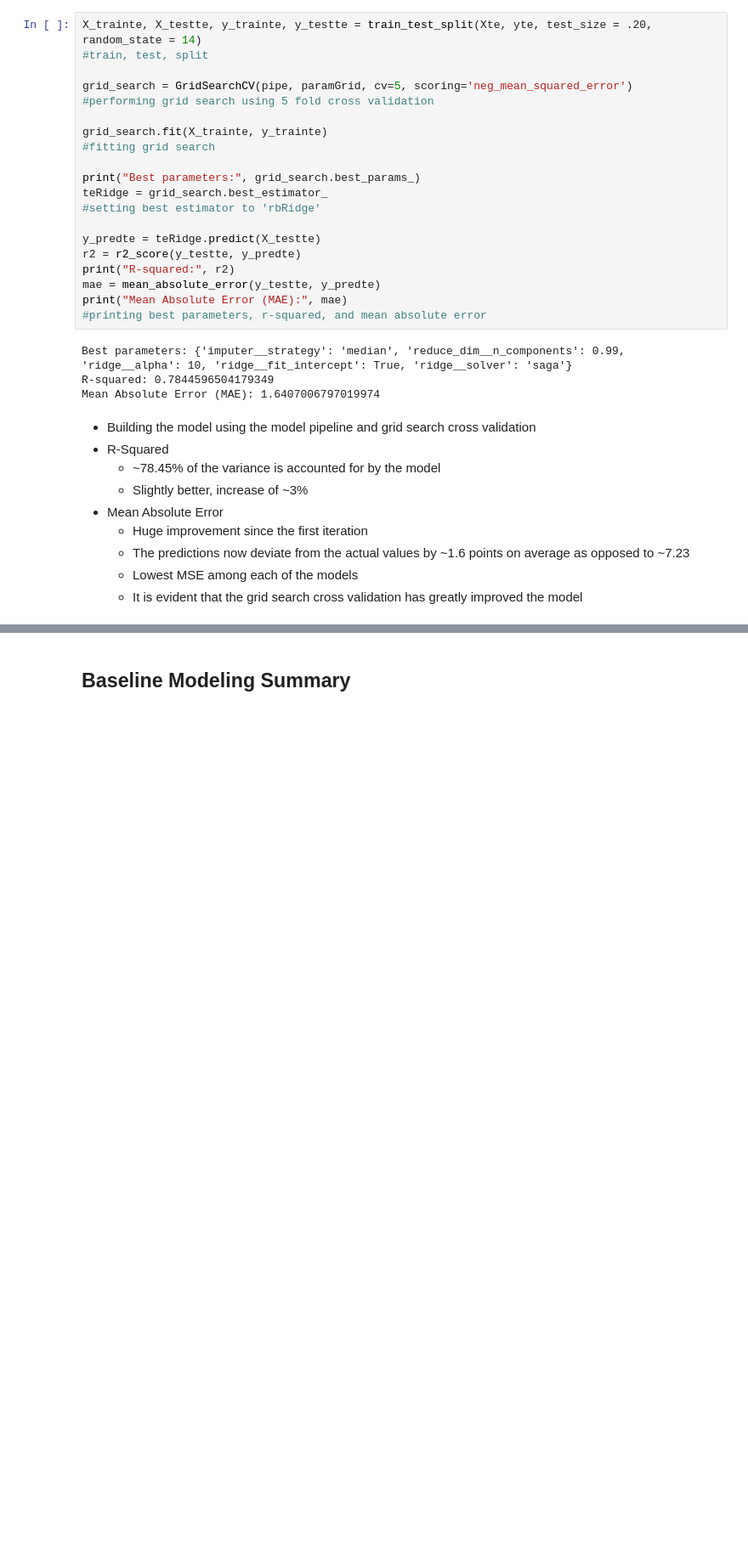
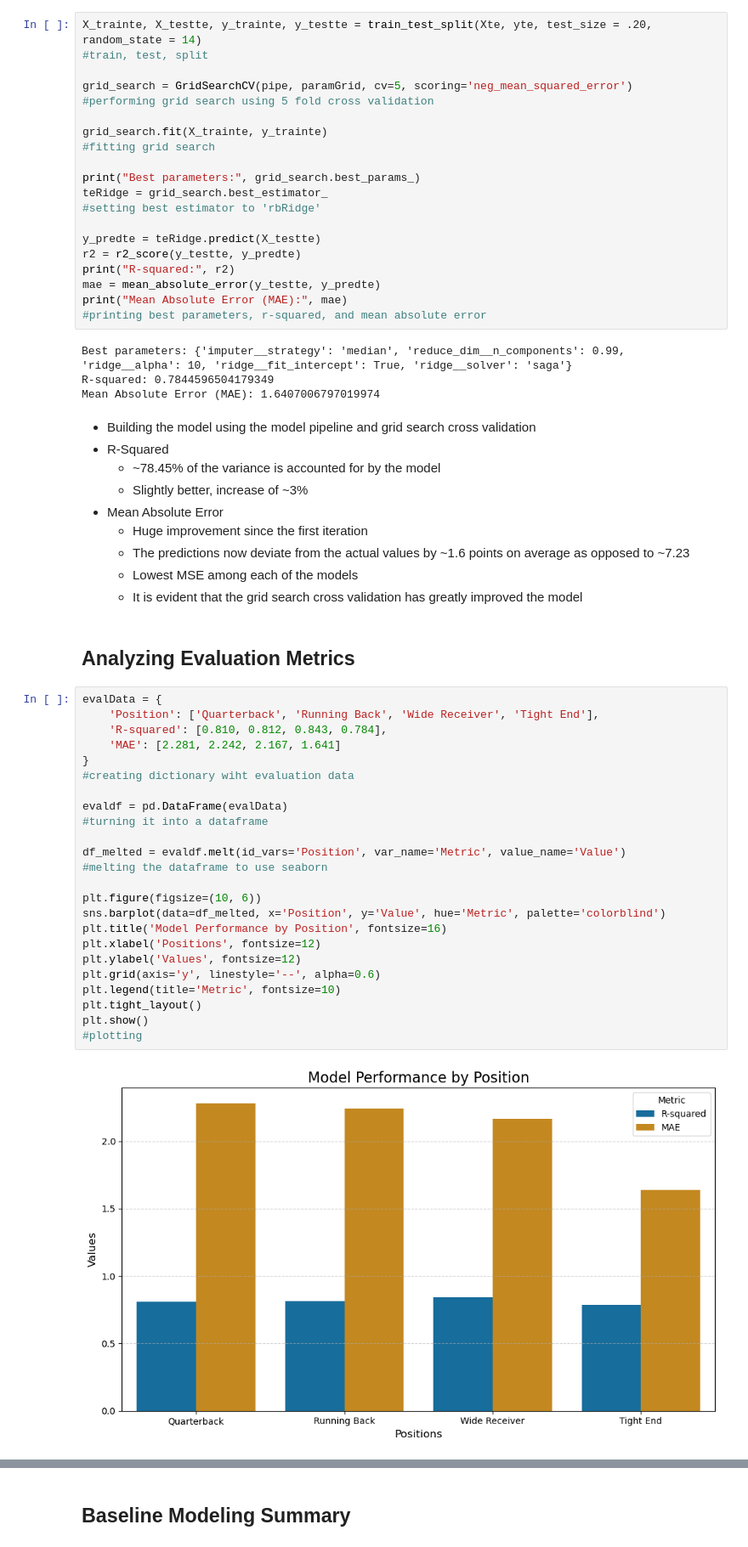
Before and after one commit to mychalortiz319/Fantasy-Forecasting, a Jupyter notebook: notebooks/FF_BaselineModeling.ipynb, the cells around one changed output, grey strips where cells are left out. Shown at 85% size. Cells and saved outputs as stored; diff of their text form; blank space fills up the shorter version.

```diff
--- a/notebooks/FF_BaselineModeling.ipynb
+++ b/notebooks/FF_BaselineModeling.ipynb
@@ -836,3 +810,32 @@ Mean Absolute Error (MAE): 1.6407006797019974
     - The predictions now deviate from the actual values by ~1.6 points on average as opposed to ~7.23
     - Lowest MSE among each of the models
     - It is evident that the grid search cross validation has greatly improved the model
+# %% [markdown]
+**Analyzing Evaluation Metrics**
+-
+# %%
+evalData = {
+    'Position': ['Quarterback', 'Running Back', 'Wide Receiver', 'Tight End'],
+    'R-squared': [0.810, 0.812, 0.843, 0.784],
+    'MAE': [2.281, 2.242, 2.167, 1.641]
+}
+#creating dictionary wiht evaluation data
+
+evaldf = pd.DataFrame(evalData)
+#turning it into a dataframe
+
+df_melted = evaldf.melt(id_vars='Position', var_name='Metric', value_name='Value')
+#melting the dataframe to use seaborn
+
+plt.figure(figsize=(10, 6))
+sns.barplot(data=df_melted, x='Position', y='Value', hue='Metric', palette='colorblind')
+plt.title('Model Performance by Position', fontsize=16)
+plt.xlabel('Positions', fontsize=12)
+plt.ylabel('Values', fontsize=12)
+plt.grid(axis='y', linestyle='--', alpha=0.6)
+plt.legend(title='Metric', fontsize=10)
+plt.tight_layout()
+plt.show()
+#plotting
+# %% [output]
+[figure, added]
```
Also changed, not shown: parts of 4 cells of this notebook, 1 other file.
